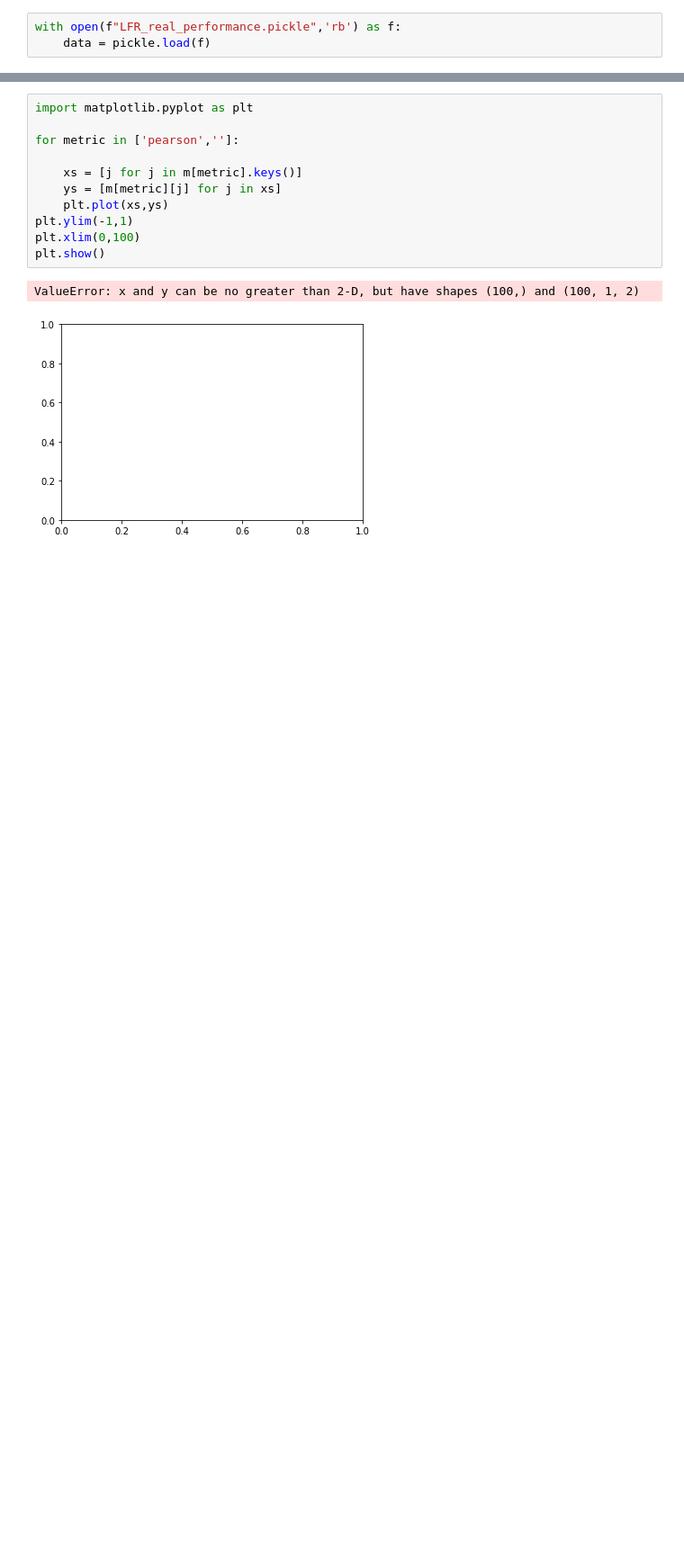
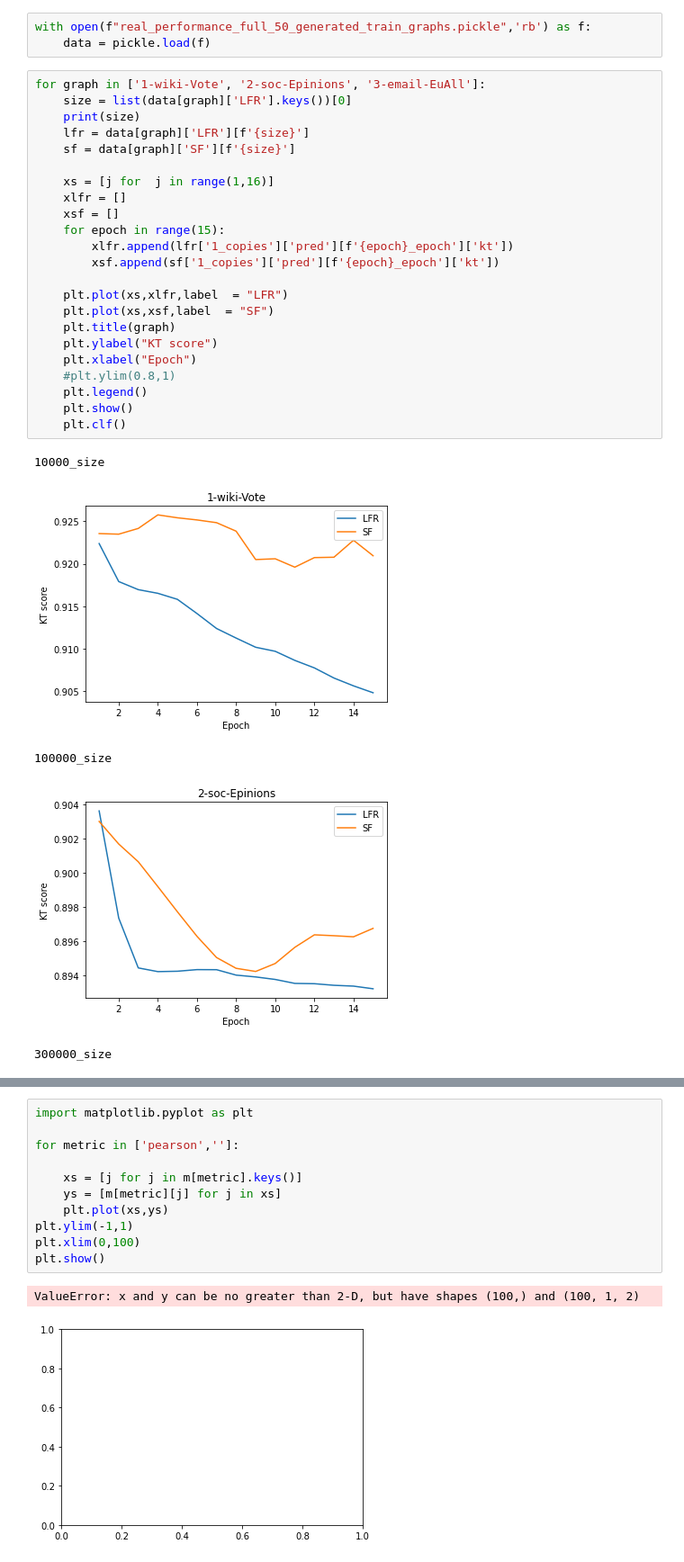
Before and after one commit to aitorsq/TFM---GNN_Ranking, a Jupyter notebook: custom/exp_8_1_accuracy_metrics.ipynb, the cells around one changed output, grey strips where cells are left out. Shown at 90% size. Saved outputs shown, nothing was run; the diff lists cells and outputs as text; blank space fills up the shorter version.

```diff
--- a/custom/exp_8_1_accuracy_metrics.ipynb
+++ b/custom/exp_8_1_accuracy_metrics.ipynb
@@ -4,3 +5,32 @@ import numpy as np
 # %%
-with open(f"LFR_real_performance.pickle",'rb') as f:
+with open(f"real_performance_full_50_generated_train_graphs.pickle",'rb') as f:
     data = pickle.load(f)
+# %%
+for graph in ['1-wiki-Vote', '2-soc-Epinions', '3-email-EuAll']:
+    size = list(data[graph]['LFR'].keys())[0]
+    print(size)
+    lfr = data[graph]['LFR'][f'{size}']
+    sf = data[graph]['SF'][f'{size}']
+
+    xs = [j for  j in range(1,16)]
+    xlfr = []
+    xsf = []
+    for epoch in range(15):
+        xlfr.append(lfr['1_copies']['pred'][f'{epoch}_epoch']['kt'])
+        xsf.append(sf['1_copies']['pred'][f'{epoch}_epoch']['kt'])
+
+    plt.plot(xs,xlfr,label  = "LFR")
+    plt.plot(xs,xsf,label  = "SF")
+    plt.title(graph)
+    plt.ylabel("KT score")
+    plt.xlabel("Epoch")
+    #plt.ylim(0.8,1)
+    plt.legend()
+    plt.show()
+    plt.clf()
+# %% [output]
+10000_size
+[figure, added]
+100000_size
+[figure, added]
+300000_size
```
Also changed, not shown: parts of 13 cells of this notebook, 41 other files.
